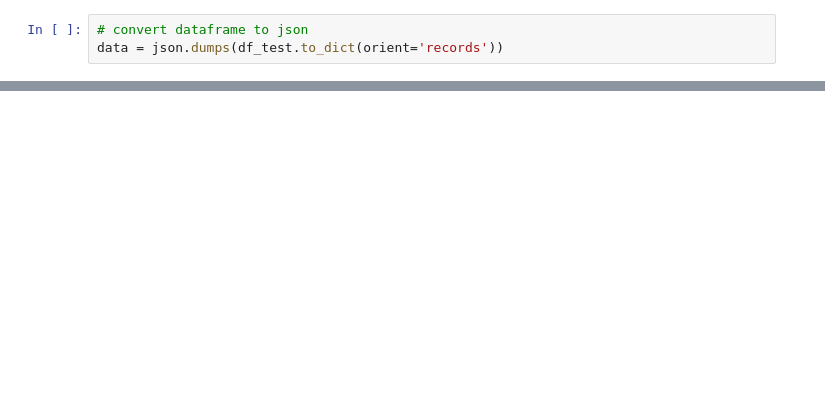
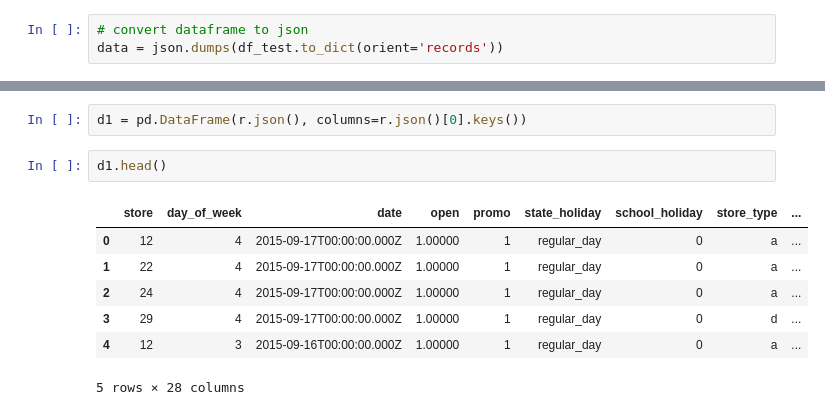
Before and after one commit to jaohenritm/Rossman, a Jupyter notebook: store_sales_prediction.ipynb, the cells around one changed output, grey strips where cells are left out. Saved outputs shown, nothing was run; the diff lists cells and outputs as text; blank space fills up the shorter version.

```diff
--- a/store_sales_prediction.ipynb
+++ b/store_sales_prediction.ipynb
@@ -1607,0 +1607,12 @@ Status Code 404
+# %%
+d1 = pd.DataFrame(r.json(), columns=r.json()[0].keys())
+# %%
+d1.head()
+# %% [output]
+|  | store | day_of_week | date | open | promo | state_holiday | school_holiday | store_type | ... |
+| 0 | 12 | 4 | 2015-09-17T00:00:00.000Z | 1.00000 | 1 | regular_day | 0 | a | ... |
+| 1 | 22 | 4 | 2015-09-17T00:00:00.000Z | 1.00000 | 1 | regular_day | 0 | a | ... |
+| 2 | 24 | 4 | 2015-09-17T00:00:00.000Z | 1.00000 | 1 | regular_day | 0 | a | ... |
+| 3 | 29 | 4 | 2015-09-17T00:00:00.000Z | 1.00000 | 1 | regular_day | 0 | d | ... |
+| 4 | 12 | 3 | 2015-09-16T00:00:00.000Z | 1.00000 | 1 | regular_day | 0 | a | ... |
+5 rows × 28 columns
```
Also changed, not shown: parts of 7 cells of this notebook.
